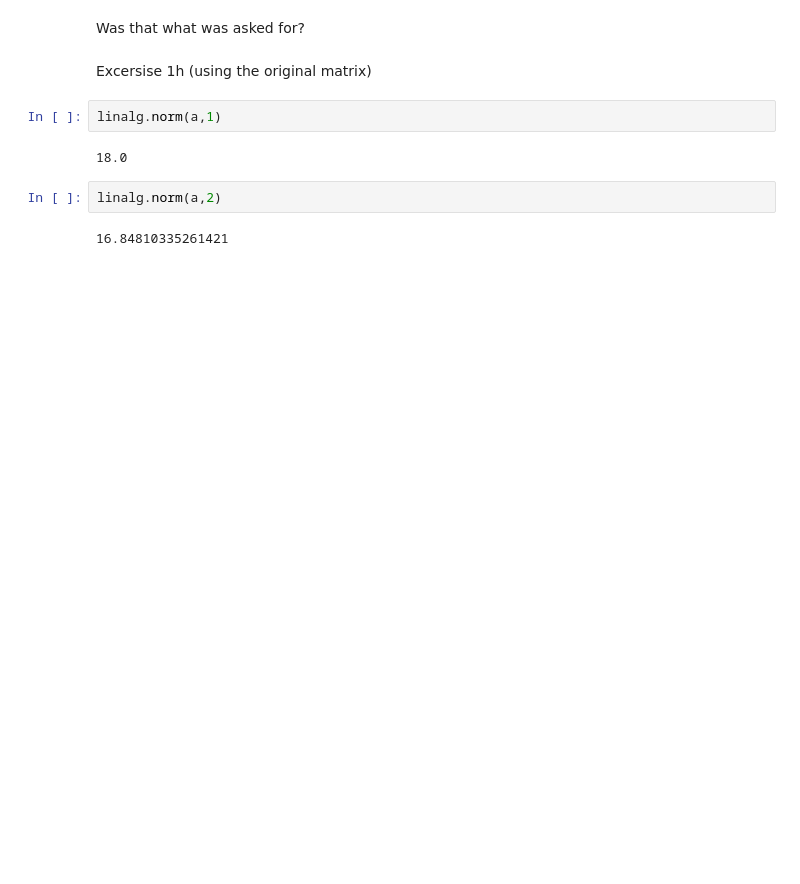
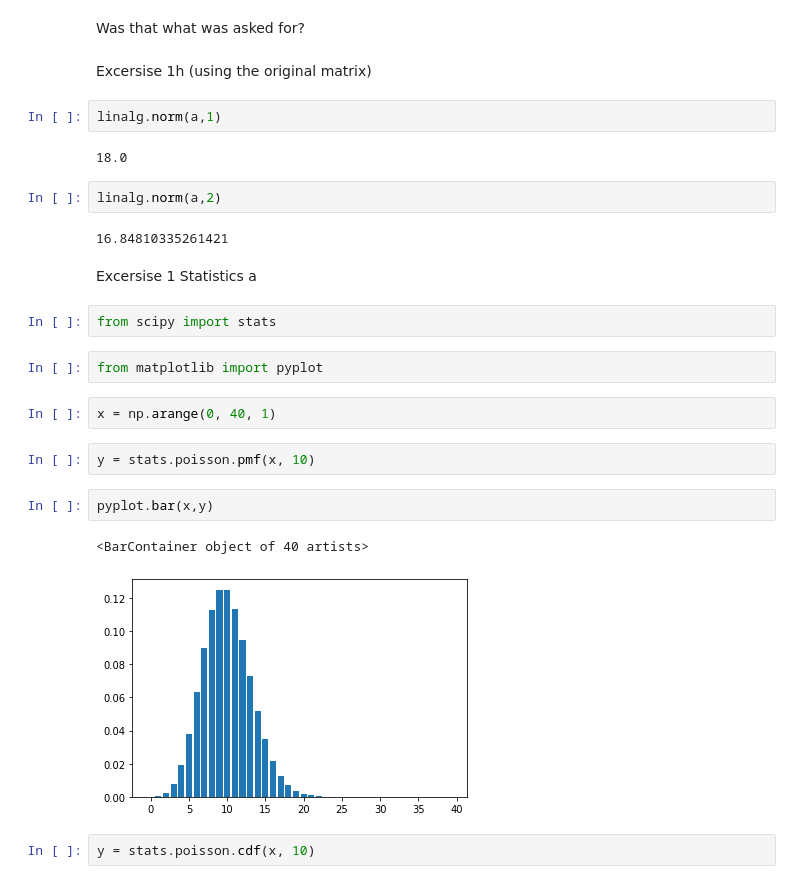
Before and after one commit to U-Wik/my_repository, a Jupyter notebook: dag 5/Dag 5.ipynb, the cells around one changed output. Saved outputs shown, nothing was run; the diff lists cells and outputs as text; blank space fills up the shorter version.

```diff
--- a/dag 5/Dag 5.ipynb
+++ b/dag 5/Dag 5.ipynb
@@ -85,3 +85,20 @@ linalg.norm(a,1)
 linalg.norm(a,2)
 # %% [output]
 16.84810335261421
+# %% [markdown]
+Excersise 1 Statistics a
+# %%
+from scipy import stats
+# %%
+from matplotlib import pyplot
+# %%
+x = np.arange(0, 40, 1)
+# %%
+y = stats.poisson.pmf(x, 10)
+# %%
+pyplot.bar(x,y)
+# %% [output]
+<BarContainer object of 40 artists>
+[figure, added]
+# %%
+y = stats.poisson.cdf(x, 10)
```
Also changed, not shown: parts of 16 cells of this notebook.
